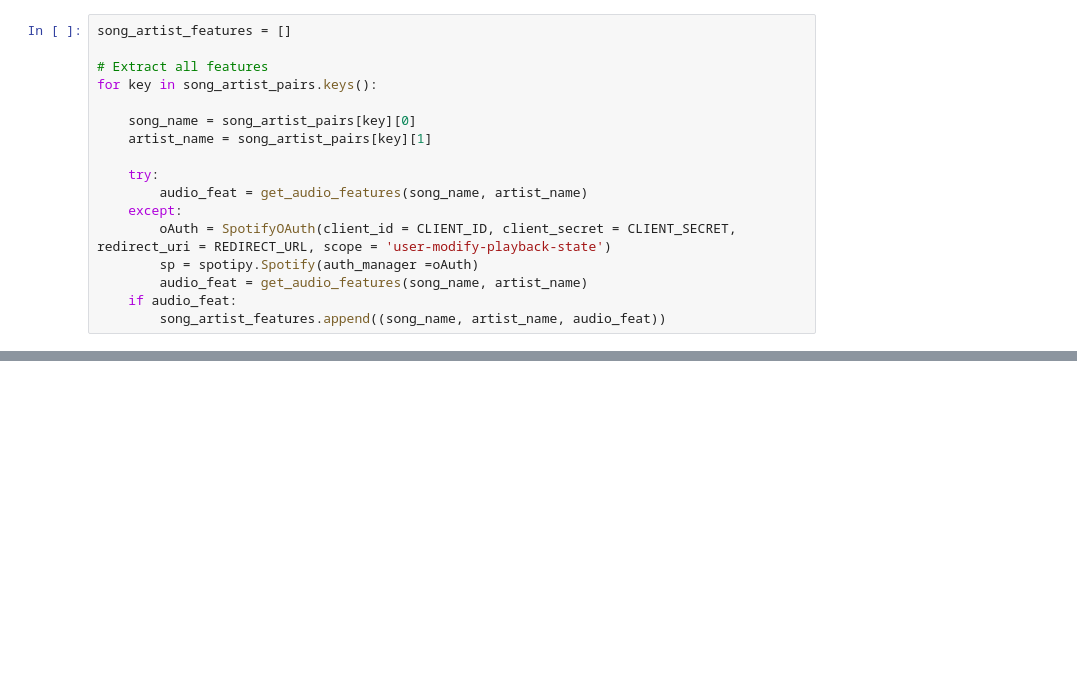
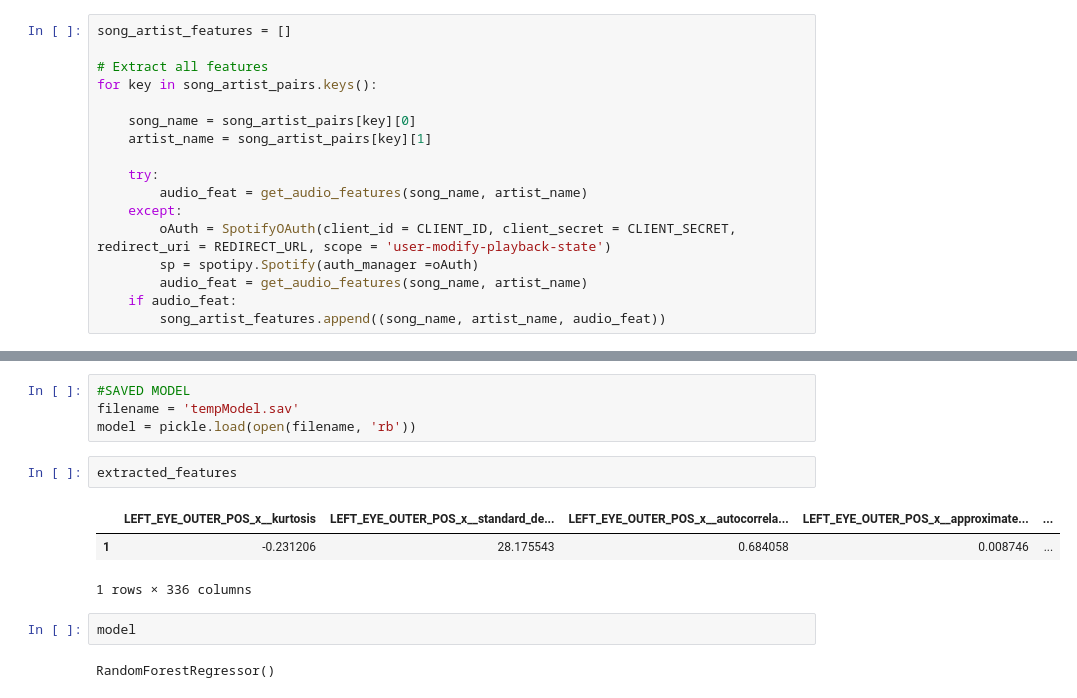
Before and after one commit to uscmakers/ReverseChoreography, a Jupyter notebook: regression_song_matching.ipynb, the cells around one changed output, grey strips where cells are left out. Cells and saved outputs as stored; diff of their text form; blank space fills up the shorter version.

Commit message:
Add model saving, update regression matching

```diff
--- a/regression_song_matching.ipynb
+++ b/regression_song_matching.ipynb
@@ -208,0 +302,14 @@ def find_closest_song(features):
+# %%
+#SAVED MODEL
+filename = 'tempModel.sav'
+model = pickle.load(open(filename, 'rb'))
+# %%
+extracted_features
+# %% [output]
+|  | LEFT_EYE_OUTER_POS_x__kurtosis | LEFT_EYE_OUTER_POS_x__standard_de... | LEFT_EYE_OUTER_POS_x__autocorrela... | LEFT_EYE_OUTER_POS_x__approximate... | ... |
+| 1 | -0.231206 | 28.175543 | 0.684058 | 0.008746 | ... |
+1 rows × 336 columns
+# %%
+model
+# %% [output]
+RandomForestRegressor()
```
Also changed, not shown: parts of 20 cells of this notebook, 4 other files.
